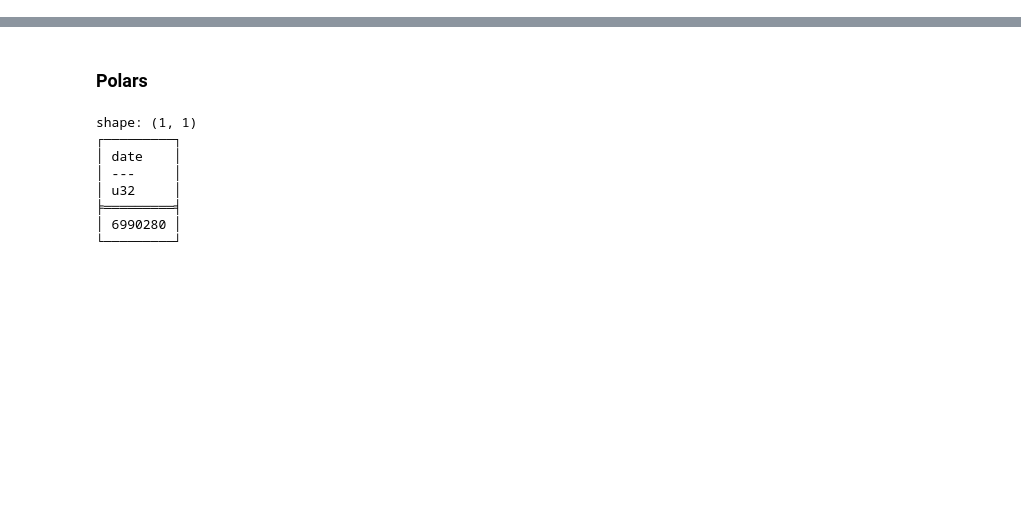
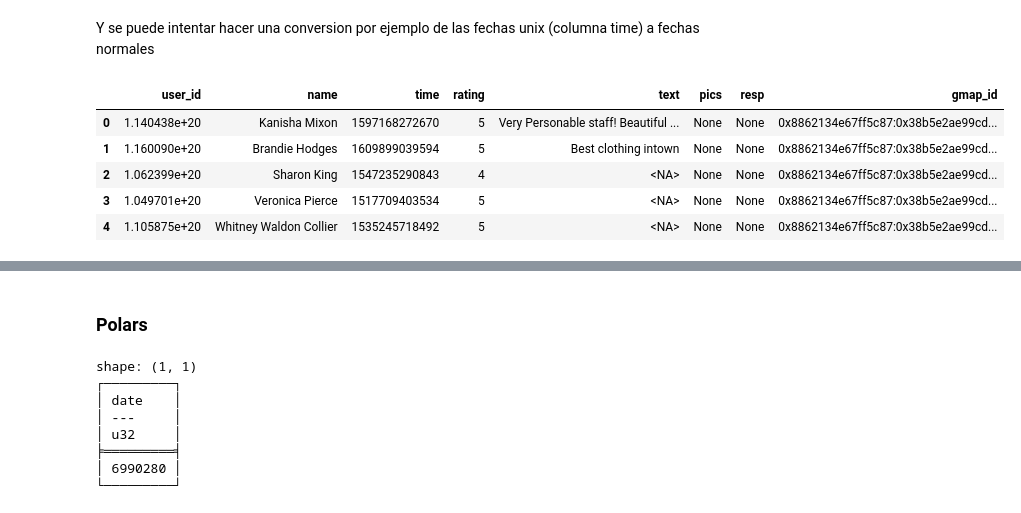
Before and after one commit to melodiromero/Google-Yelp, a Jupyter notebook: Sprint-1/Yelp/etl_eda.ipynb, the cells around one changed output, grey strips where cells are left out. Drawn from its saved outputs; the diff is of its cells as text; code cells hidden in the pictures; blank space fills up the shorter version.

Commit message:
lectura y conversion de google reviews a pandas

```diff
--- a/Sprint-1/Yelp/etl_eda.ipynb
+++ b/Sprint-1/Yelp/etl_eda.ipynb
@@ -30,0 +37,4 @@ print("Hola")
+# %%
+directorio_google_reviews = "C:\\Users\\jdieg\\Desktop\\henry\\proyectos\\Google-Yelp\\.data\\google_maps\\Python_Datasets_gmpas_reviews.parquet"
+
+google_reviews = pq.read_table(directorio_google_reviews)
@@ -30,0 +45,3 @@ print("Hola")
+# %%
+google_reviews_df = google_reviews.to_pandas()
+google_reviews_df.shape
@@ -30,0 +68,3 @@ print("Hola")
+# %%
+google_reviews_df = google_reviews_df.convert_dtypes(dtype_backend="pyarrow")
+google_reviews_df.dtypes
@@ -30,0 +81,11 @@ print("Hola")
+# %% [markdown]
+Y se puede intentar hacer una conversion por ejemplo de las fechas unix (columna time) a fechas normales
+# %%
+google_reviews_df.head()
+# %% [output]
+|  | user_id | name | time | rating | text | pics | resp | gmap_id |
+| 0 | 1.140438e+20 | Kanisha Mixon | 1597168272670 | 5 | Very Personable staff! Beautiful ... | None | None | 0x8862134e67ff5c87:0x38b5e2ae99cd... |
+| 1 | 1.160090e+20 | Brandie Hodges | 1609899039594 | 5 | Best clothing intown | None | None | 0x8862134e67ff5c87:0x38b5e2ae99cd... |
+| 2 | 1.062399e+20 | Sharon King | 1547235290843 | 4 | <NA> | None | None | 0x8862134e67ff5c87:0x38b5e2ae99cd... |
+| 3 | 1.049701e+20 | Veronica Pierce | 1517709403534 | 5 | <NA> | None | None | 0x8862134e67ff5c87:0x38b5e2ae99cd... |
+| 4 | 1.105875e+20 | Whitney Waldon Collier | 1535245718492 | 5 | <NA> | None | None | 0x8862134e67ff5c87:0x38b5e2ae99cd... |
```
Also changed, not shown: parts of 13 cells of this notebook, 1 other file.
